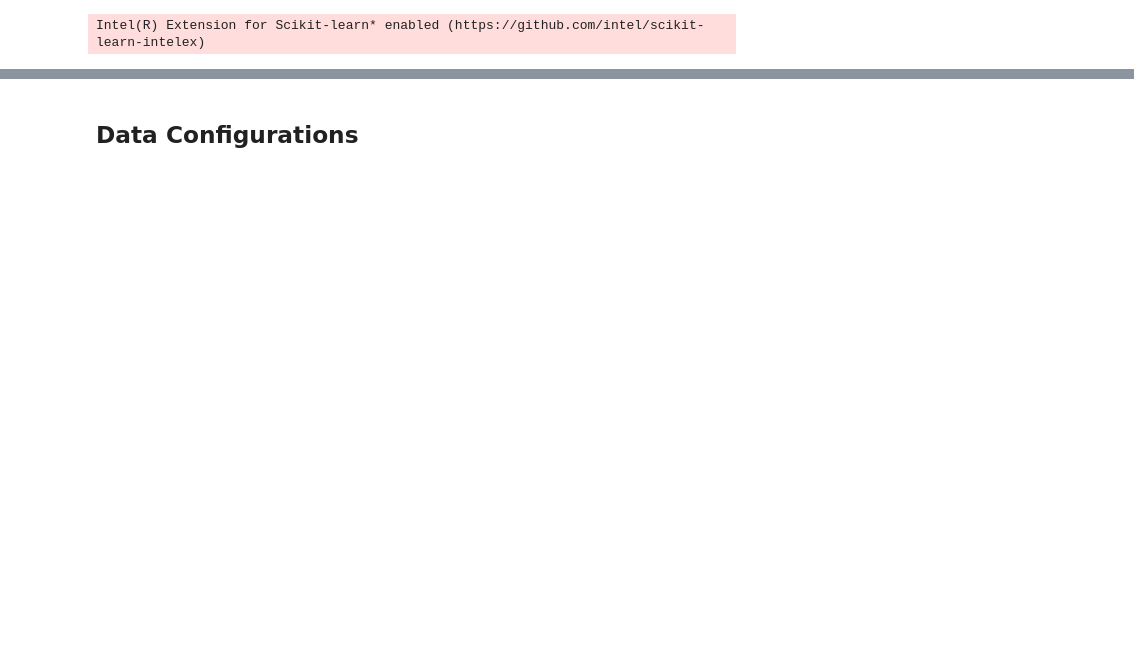
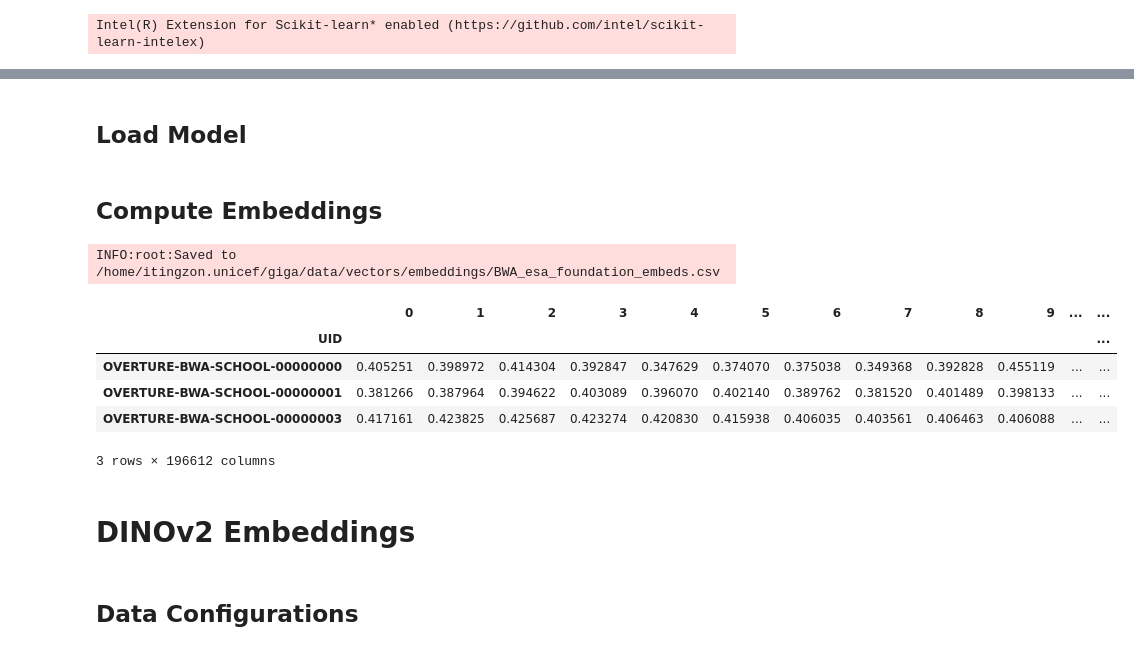
Before and after one commit to unicef/giga_global_school_mapping, a Jupyter notebook: notebooks/04_feature_embeddings.ipynb, the cells around one changed output, grey strips where cells are left out. Saved outputs shown, nothing was run; the diff lists cells and outputs as text; code cells hidden in the pictures; blank space fills up the shorter version.

```diff
--- a/notebooks/04_model_development.ipynb
+++ b/notebooks/04_feature_embeddings.ipynb
@@ -5,14 +5,20 @@ import os
 import pandas as pd
 import geopandas as gpd
 import logging
-import torch
 
 import sys
 sys.path.insert(0, "../utils/")
 import model_utils
 import config_utils
 import embed_utils
+import data_utils
+from foundation import Foundation
 
+import torch
+import torch.nn as nn
+from tqdm import tqdm
+
+device = torch.device("cuda:0" if torch.cuda.is_available() else "cpu")
 %load_ext autoreload
 %autoreload 2
 # %% [output]
@@ -19,0 +30,9 @@ Intel(R) Extension for Scikit-learn* enabled (https://github.com/intel/scikit-le
+# %%
+iso_code = "BWA"
+cwd = os.path.dirname(os.getcwd())
+config_file = os.path.join(cwd, f"configs/model_configs/esa_foundation-LR.yaml")
+config = config_utils.load_config(config_file)
+config["iso_codes"] = [iso_code]
+
+data = model_utils.load_data(config, attributes=["rurban", "iso"], verbose=False)
+data.head(3)
@@ -20,3 +44,38 @@ Intel(R) Extension for Scikit-learn* enabled (https://github.com/intel/scikit-le
+# %% [markdown]
+## Load Model
+# %%
+model_file = os.path.join(cwd, f"models/foundation_local_v03_e011.pt")
+model = Foundation(
+    input_dim=config["input_dim"],
+    depths=config["depths"],
+    dims=config["dims"],
+    img_size=config["image_size"],
+    latent_dim=config["latent_dim"],
+    dropout=config["dropout"],
+    activation=nn.ReLU6(),
+)
+model.name = config["embed_model"]
+model.load_state_dict(torch.load(model_file, map_location=device), strict=False)
+model.eval();
+# %% [markdown]
+## Compute Embeddings
+# %%
+image_files = data_utils.get_image_filepaths(config, data)
+out_dir = os.path.join(config["vectors_dir"], "embeddings")
+embeddings = embed_utils.get_image_embeddings(
+    config, data, model, out_dir, columns=["iso", "rurban", "dataset", "class"]
+)
+embeddings.head(3)
+# %% [output]
+INFO:root:Saved to /home/itingzon.unicef/giga/data/vectors/embeddings/BWA_esa_foundation_embeds.csv
+|  | 0 | 1 | 2 | 3 | 4 | 5 | 6 | 7 | 8 | 9 | ... | ... |
+| UID |  |  |  |  |  |  |  |  |  |  |  | ... |
+| OVERTURE-BWA-SCHOOL-00000000 | 0.405251 | 0.398972 | 0.414304 | 0.392847 | 0.347629 | 0.374070 | 0.375038 | 0.349368 | 0.392828 | 0.455119 | ... | ... |
+| OVERTURE-BWA-SCHOOL-00000001 | 0.381266 | 0.387964 | 0.394622 | 0.403089 | 0.396070 | 0.402140 | 0.389762 | 0.381520 | 0.401489 | 0.398133 | ... | ... |
+| OVERTURE-BWA-SCHOOL-00000003 | 0.417161 | 0.423825 | 0.425687 | 0.423274 | 0.420830 | 0.415938 | 0.406035 | 0.403561 | 0.406463 | 0.406088 | ... | ... |
+3 rows × 196612 columns
+# %% [markdown]
+# DINOv2 Embeddings
 # %% [markdown]
 ## Data Configurations
 # %%
```
Also changed, not shown: parts of 7 cells of this notebook, 2 other files.
